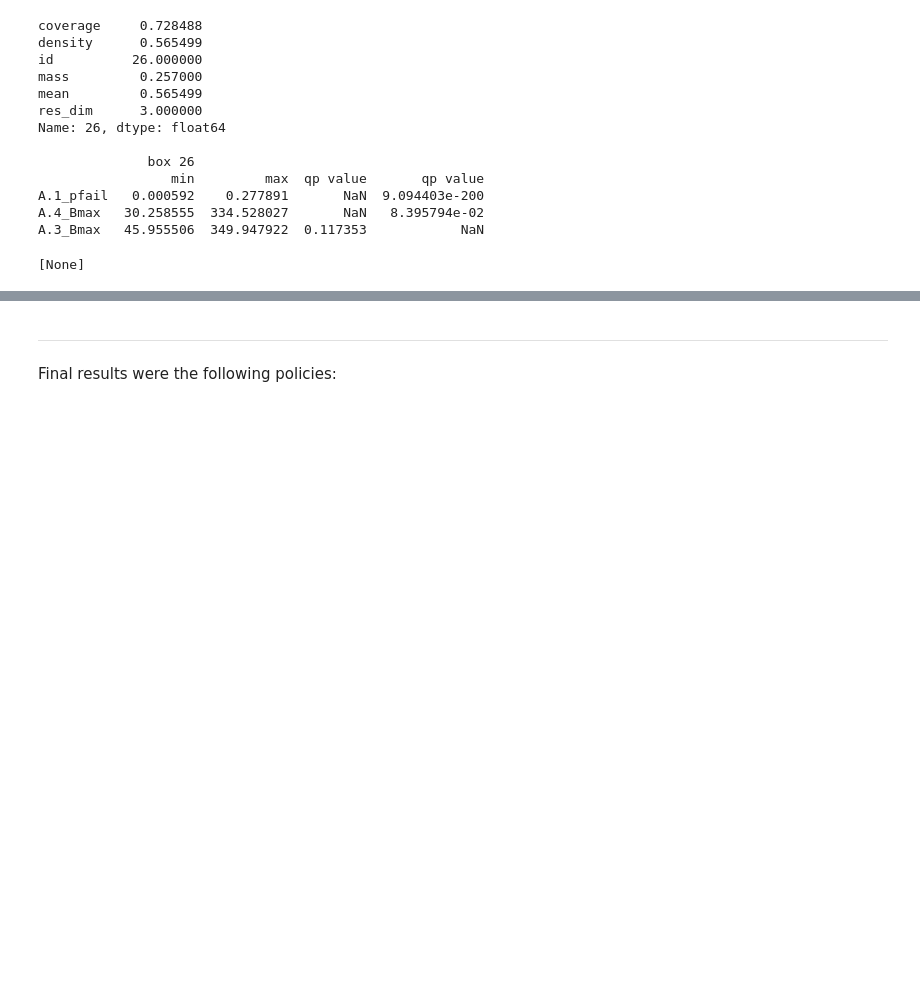
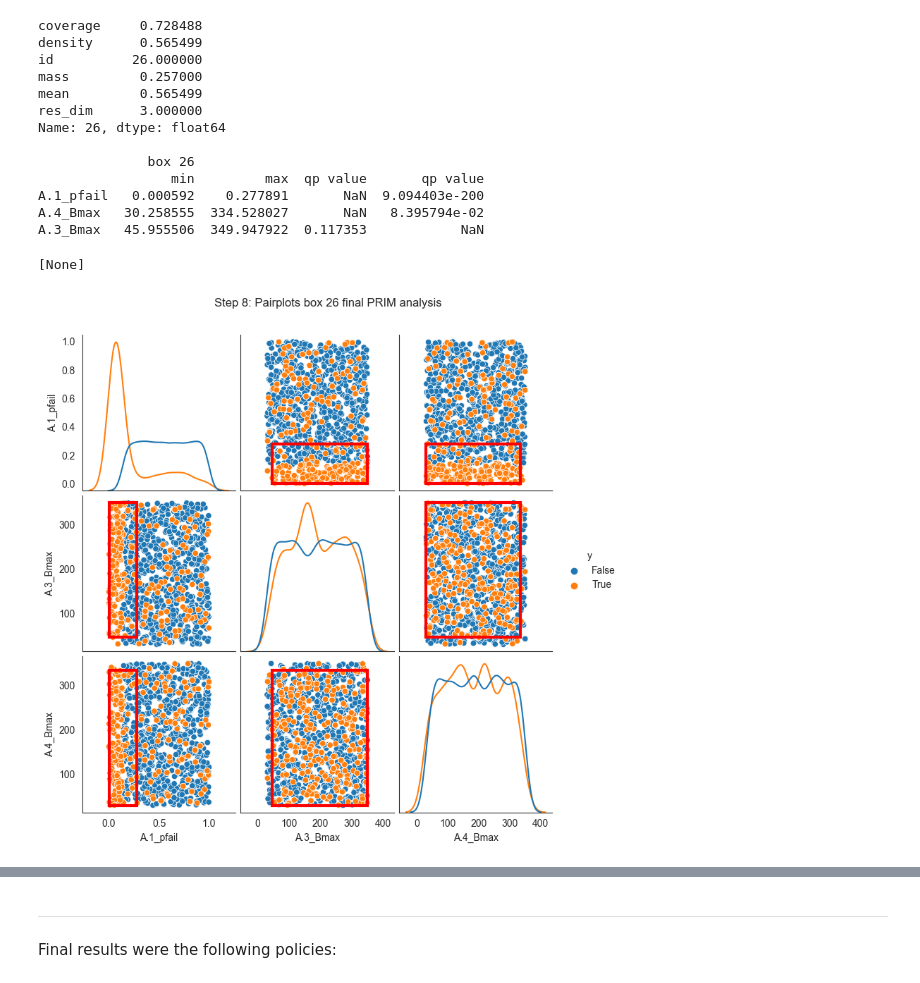
Before and after one commit to AnnedeKoeijer/EPA1361_Final_Group4, a Jupyter notebook: dike_model_optimization.ipynb, the cells around one changed output, grey strips where cells are left out. Drawn from its saved outputs; the diff is of its cells as text; code cells hidden in the pictures; blank space fills up the shorter version.

```diff
--- a/dike_model_optimization.ipynb
+++ b/dike_model_optimization.ipynb
@@ -580,6 +575,12 @@ box2.select(26)
 
 box2_scenarios = experiments.iloc[box2.yi]
 box2_outcomes = {k:v[box2.yi] for k,v in outcomes.items()}
+# %%
+box2.show_pairs_scatter()
+plt.suptitle(x=0.5,y=1.05,t='Step 8: Pairplots box 26 final PRIM analysis')
+plt.show()
+# %% [output]
+[figure, added]
 # %%
 box2_scenarios[uncertainties_].describe()
 # %% [output]
```
Also changed, not shown: parts of 5 cells of this notebook, 1 other file.
